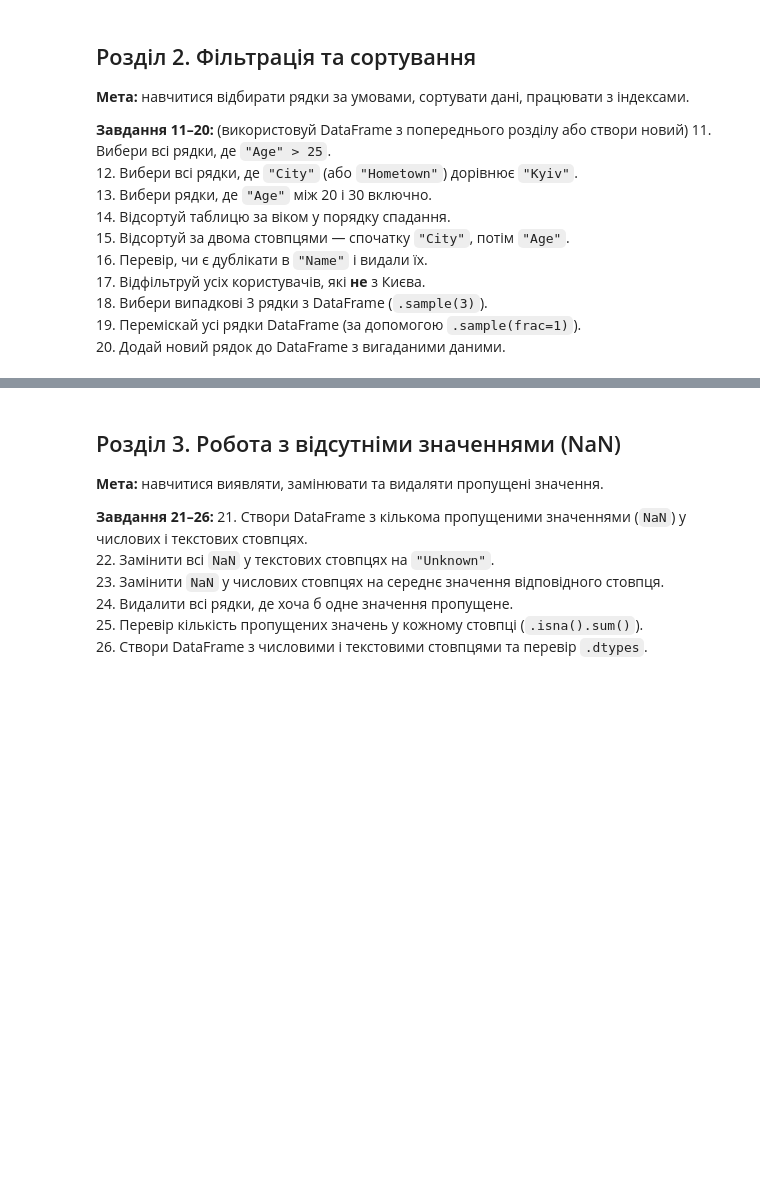
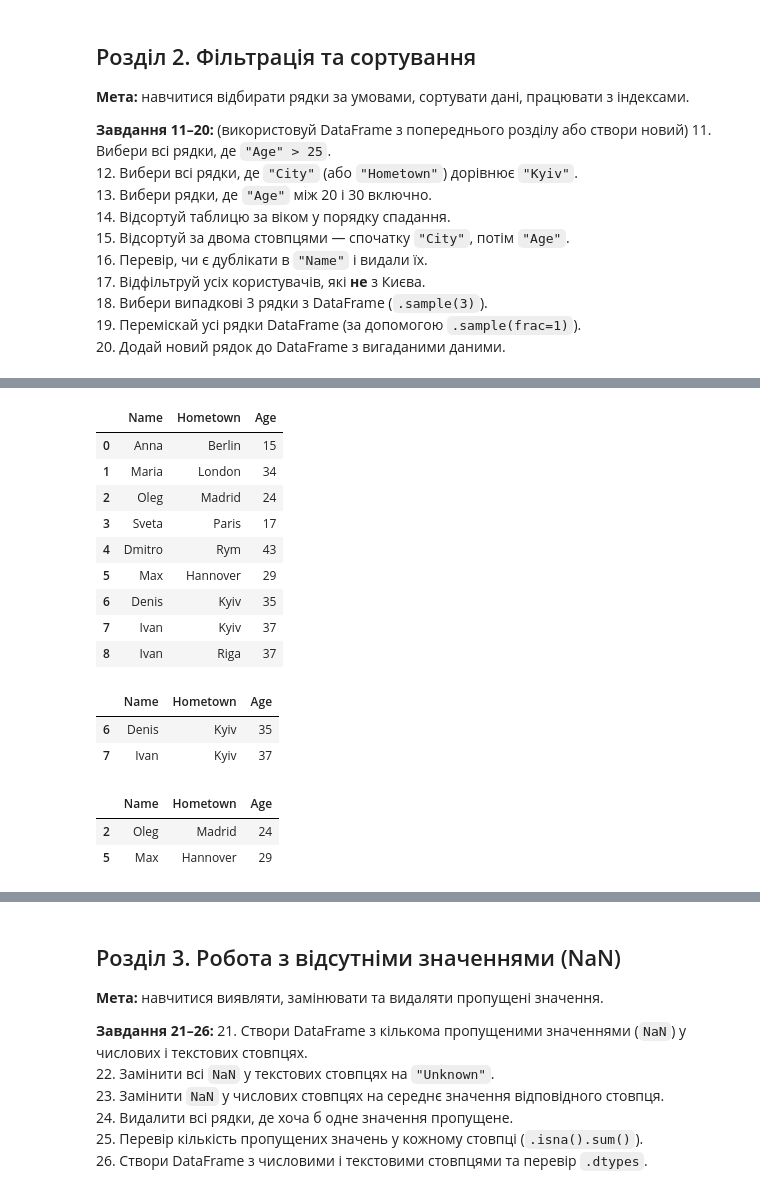
Before and after one commit to Svitlana-kyriienko/test-task-Python-DTA, a Jupyter notebook: pandas_matplotlib_practice.ipynb, the cells around one changed output, grey strips where cells are left out. Drawn from its saved outputs; the diff is of its cells as text; code cells hidden in the pictures; blank space fills up the shorter version.

```diff
--- a/pandas_matplotlib_practice.ipynb
+++ b/pandas_matplotlib_practice.ipynb
@@ -98,0 +254,29 @@ df[['Name', 'Age']]
+# %%
+#зробила такі зміни, щоб наглядніше були результати сортування за двома стовпцями в заданні #15
+df.loc[df['Name'] == "Denis", "Hometown"] = "Kyiv"
+df
+# %% [output]
+|  | Name | Hometown | Age |
+| 0 | Anna | Berlin | 15 |
+| 1 | Maria | London | 34 |
+| 2 | Oleg | Madrid | 24 |
+| 3 | Sveta | Paris | 17 |
+| 4 | Dmitro | Rym | 43 |
+| 5 | Max | Hannover | 29 |
+| 6 | Denis | Kyiv | 35 |
+| 7 | Ivan | Kyiv | 37 |
+| 8 | Ivan | Riga | 37 |
+# %%
+# 12. Вибери всі рядки, де `"City"` (або `"Hometown"`) дорівнює `"Kyiv"`
+df[df["Hometown"] == "Kyiv"]
+# %% [output]
+|  | Name | Hometown | Age |
+| 6 | Denis | Kyiv | 35 |
+| 7 | Ivan | Kyiv | 37 |
+# %%
+# 13. Вибери рядки, де `"Age"` між 20 і 30 включно
+df[(df["Age"] > 20) & (df["Age"] <= 30)]
+# %% [output]
+|  | Name | Hometown | Age |
+| 2 | Oleg | Madrid | 24 |
+| 5 | Max | Hannover | 29 |
```
Also changed, not shown: parts of 44 cells of this notebook.
